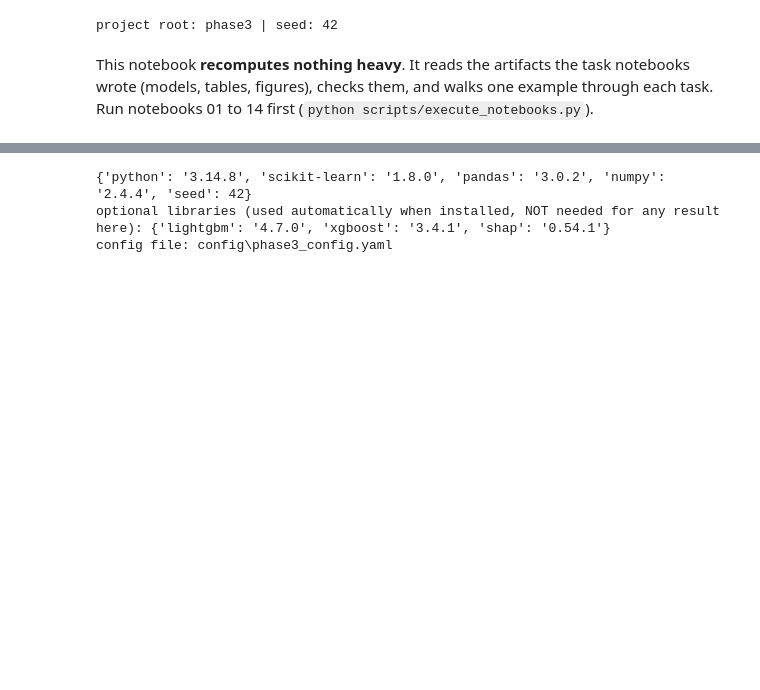
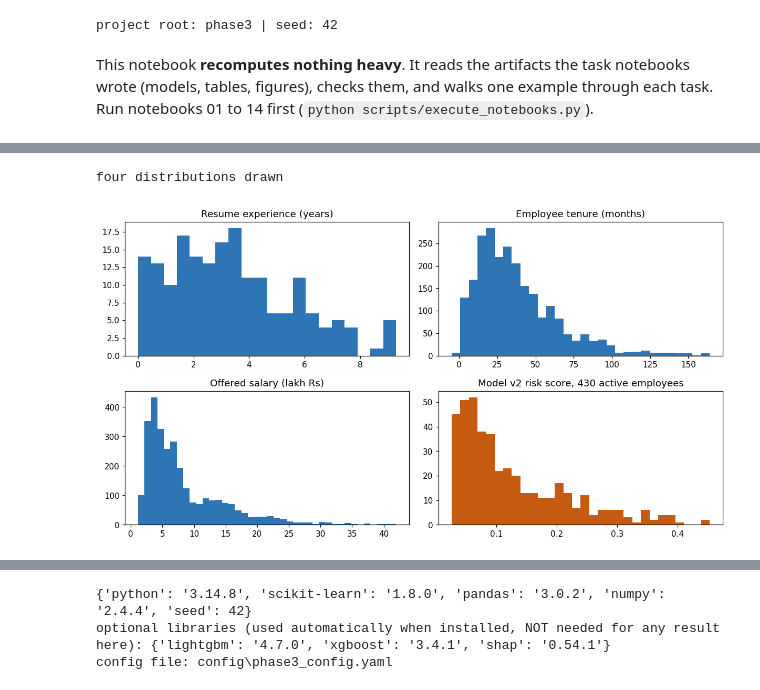
Before and after one commit to jaisurya04/cortexhr, a Jupyter notebook: phase3/notebooks/15_phase3_complete_workflow.ipynb, the cells around one changed output, grey strips where cells are left out. Cells and saved outputs as stored; diff of their text form; code cells hidden in the pictures; blank space fills up the shorter version.

```diff
--- a/phase3/notebooks/15_phase3_complete_workflow.ipynb
+++ b/phase3/notebooks/15_phase3_complete_workflow.ipynb
@@ -27,0 +326,9 @@ This notebook **recomputes nothing heavy**. It reads the artifacts the task note
+# %%
+fig, ax = plt.subplots(2, 2, figsize=(11, 6))
+ax[0, 0].hist(res.total_experience_years, bins=20, color='#2e75b6'); ax[0, 0].set_title('Resume experience (years)')
+ax[0, 1].hist(att.tenure_months, bins=30, color='#2e75b6'); ax[0, 1].set_title('Employee tenure (months)')
+ax[1, 0].hist(sal.offered_annual_fixed / 1e5, bins=40, color='#2e75b6'); ax[1, 0].set_title('Offered salary (lakh Rs)')
+ax[1, 1].hist(risk.risk_score_12m, bins=30, color='#c55a11'); ax[1, 1].set_title('Model v2 risk score, 430 active employees'); plt.tight_layout(); print('four distributions drawn')
+# %% [output]
+four distributions drawn
+[figure, added]
```
Also changed, not shown: parts of 85 cells of this notebook, 13 other files.
